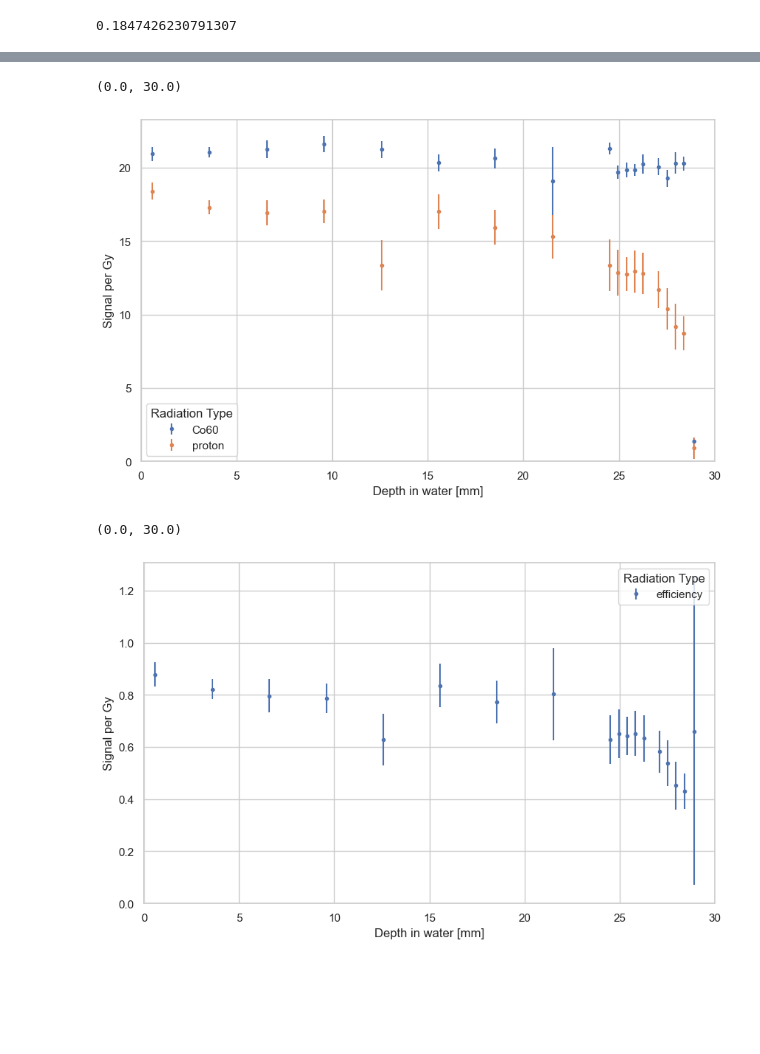
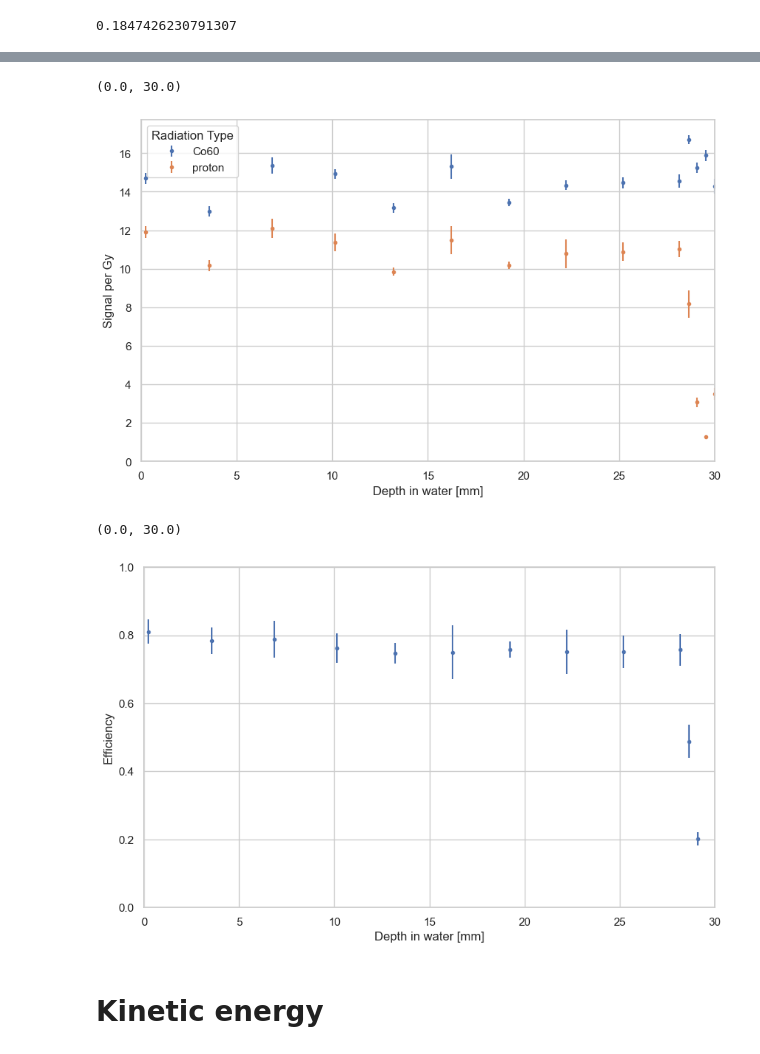
Before and after one commit to grzanka/osl_mb_foils, a Jupyter notebook: notebooks/playground/0.5-lg-1d-efficiency_10mm.ipynb, the cells around one changed output, grey strips where cells are left out. Saved outputs shown, nothing was run; the diff lists cells and outputs as text; code cells hidden in the pictures; blank space fills up the shorter version.

```diff
--- a/notebooks/playground/0.5-lg-1d-efficiency_10mm.ipynb
+++ b/notebooks/playground/0.5-lg-1d-efficiency_10mm.ipynb
@@ -86,7 +86,7 @@ plt.legend(title='Radiation Type')
 # %% [markdown]
 # Bragg peak data from dosimetry and MC
 # %%
-plots_path = Path('C:\\Users\\Legion\\OneDrive - ifj.edu.pl\\Projects\\MB_foils\\2024-04-22\\article-plots.h5')
+plots_path = Path('C:\\Users\\Legion\\OneDrive - ifj.edu.pl\\Projects\\MB_foils\\2024-05-28_PB_silicon_20Gy\\article-plots.h5')
 #plots_path = project_dir / 'data' / 'raw' / 'article-plots.h5'
 df_bp_exp = pd.read_hdf(plots_path, key='bp_exp')
 df_bp_mc = pd.read_hdf(plots_path, key='bp_mc')
@@ -103,19 +103,20 @@ ax_up.set_ylabel("Relative dose [a.u.]");
 # Detector positions
 # %%
 # xls_path = project_dir / 'data' / 'raw' / 'foils_phantom.xlsx'
-xls_path = Path('C:\\Users\\Legion\\OneDrive - ifj.edu.pl\\Projects\\MB_foils\\2024-04-22\\fantom.xlsx')
+xls_path = Path('C:\\Users\\Legion\\OneDrive - ifj.edu.pl\\Projects\\MB_foils\\2024-05-28_PB_silicon_20Gy\\Pozycje_det.xlsx')
 df_pos = pd.read_excel(xls_path,
-sheet_name='PB_MBO',
-skiprows=5,
-nrows=36,
-usecols="A,C:E",
-names=["det_no", "name", "det_thick", "WER"])
+    skiprows=6,
+    nrows=31,
+    usecols="A,C,D,E",
+    names=["det_no", "name", "det_thick", "WER"]
+    )
 # add new column det_start which is sum of WER for all indexes lower than current
 df_pos['det_end'] = df_pos.WER.cumsum()
 df_pos['det_begin'] = df_pos.det_end - df_pos.WER
 df_pos = df_pos[df_pos.name == 'folia MBO']
 df_pos.drop("name", axis=1, inplace=True)
 df_pos['det_mid'] = (df_pos.det_begin + df_pos.det_end) / 2
+df_pos.det_no = df_pos.det_no.astype(int)
 df_pos
 # %% [output]
 |  | det_no | det_thick | WER | det_end | det_begin | det_mid |
@@ -202,8 +201,8 @@ df_bp_mc.iloc[0].dose
 0.1847426230791307
 # %%
 # for such rows of df_reset_pos where radiation is 'proton' calculate 'dose' as f(df_reset_pos.det_mid)
-entrance_dose_protons_Gy = 4
-dose_Co60 = 4
+entrance_dose_protons_Gy = 20
+dose_Co60 = 20
 df_reset_pos.loc[df_reset_pos.radiation == 'proton', 'dose'] = f(df_reset_pos[df_reset_pos.radiation == 'proton'].det_mid) / df_bp_mc.iloc[0].dose * entrance_dose_protons_Gy
 df_reset_pos.loc[df_reset_pos.radiation == 'Co60', 'dose'] = dose_Co60
 # %%
@@ -244,7 +243,7 @@ plt.ylim(0,None)
 plt.xlim(0,30)
 # %% [output]
 (0.0, 30.0)
-[figure, old version]
+[figure, new version]
 # %%
 co60_data = df_reset_pos.loc[df_reset_pos.radiation == 'Co60']
 proton_data = df_reset_pos.loc[df_reset_pos.radiation == 'proton']
@@ -253,18 +252,17 @@ all_data['mean_efficiency'] = all_data['mean_signal_per_Gy_proton'] / all_data['
 numerator_relative_std = all_data['std_signal_per_Gy_proton'] / all_data['mean_signal_per_Gy_Co60']
 denominator_term = all_data['mean_signal_per_Gy_proton'] * all_data['std_signal_per_Gy_Co60'] / (all_data['mean_signal_per_Gy_Co60']**2)
 all_data['std_efficiency'] = numerator_relative_std + denominator_term
+# %%
+all_data = all_data[all_data.det_no < 14]
 # %%
-# Create a figure and axis object
 plt.figure(figsize=(10, 6))
-
-# Add error bars
 plt.errorbar(all_data['det_mid_proton'], all_data['mean_efficiency'], yerr=all_data['std_efficiency'], ls='', marker='.', label=f'efficiency')
-
 plt.xlabel('Depth in water [mm]')
-plt.ylabel('Signal per Gy')
-plt.legend(title='Radiation Type')
-plt.ylim(0,None)
+plt.ylabel('Efficiency')
+plt.ylim(0,1)
 plt.xlim(0,30)
 # %% [output]
 (0.0, 30.0)
-[figure, old version]
+[figure, new version]
+# %% [markdown]
+# Kinetic energy
```
Also changed, not shown: parts of 14 cells of this notebook.
